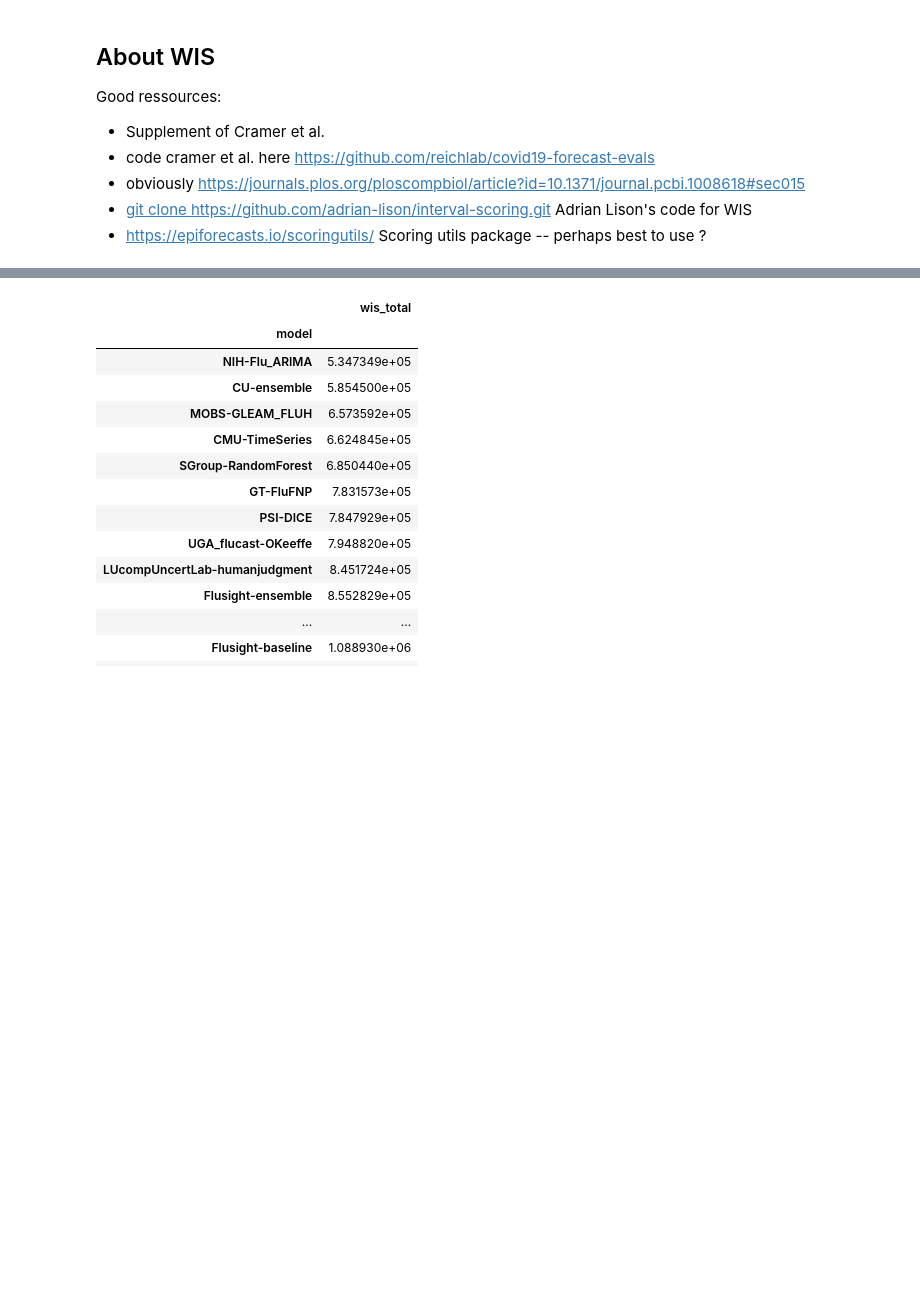
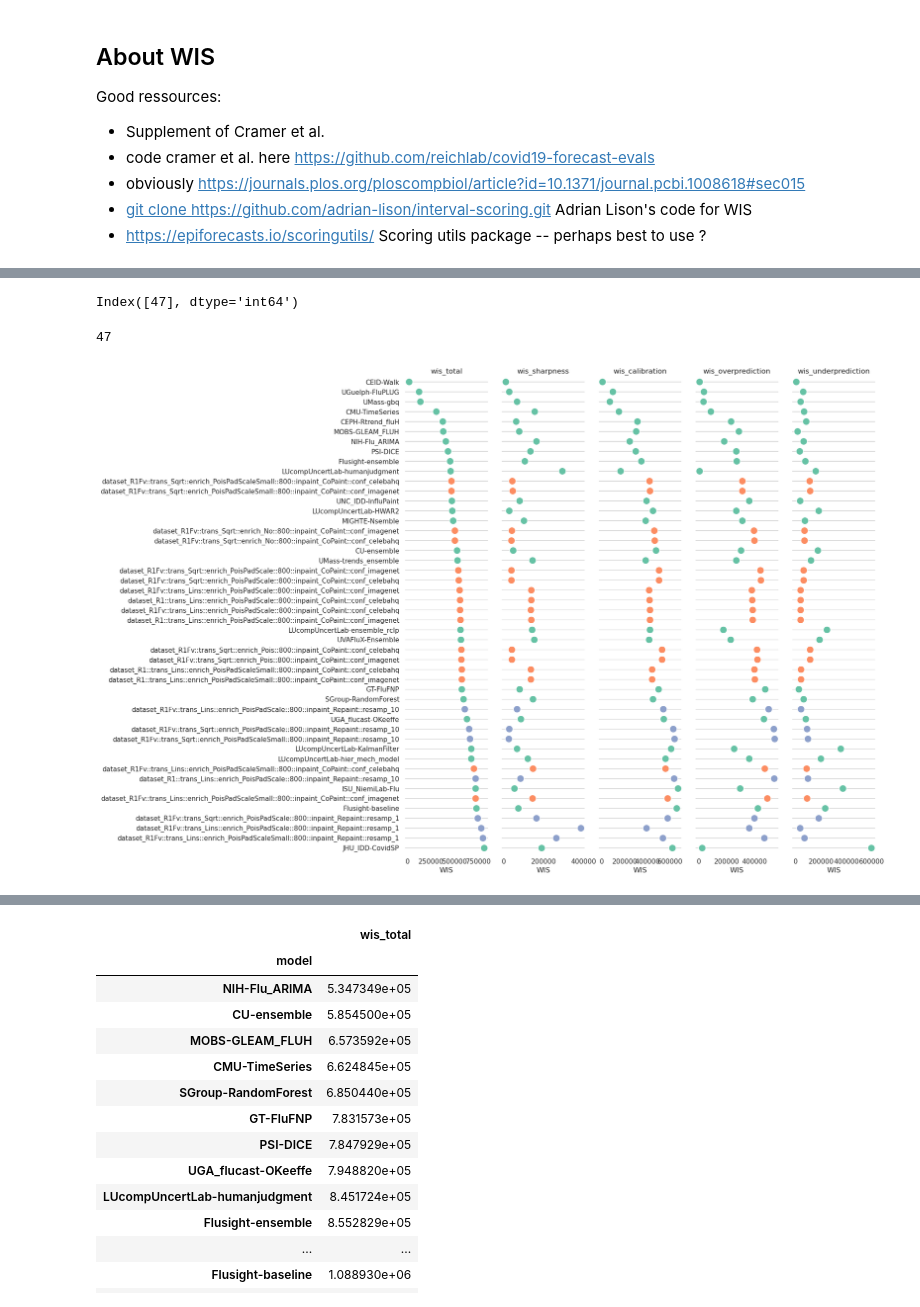
Before and after one commit to CyGei/influpaint, a Jupyter notebook: evaluate.ipynb, the cells around one changed output, grey strips where cells are left out. Saved outputs shown, nothing was run; the diff lists cells and outputs as text; code cells hidden in the pictures; blank space fills up the shorter version.

```diff
--- a/evaluate.ipynb
+++ b/evaluate.ipynb
@@ -286,0 +414,10 @@ wis_total
+# %%
+all_loc_df = all_scores_t.pivot_table(index=['model'],
+                                                columns=['wis_type'], #
+                                                values='value',
+                                                aggfunc='sum').reset_index()
+
+us_df = all_scores_t[all_scores_t['location'] == 'US'].pivot_table(index=['model'],
+                                                columns=['wis_type'],
+                                                values='value',
+                                                aggfunc='sum').reset_index()
@@ -286,0 +440,52 @@ wis_total
+# %%
+to_plot[to_plot["model"]=="JHU_IDD-CovidSP"].index
+# %% [output]
+Index([47], dtype='int64')
+# %%
+to_plot[to_plot["model"]=="JHU_IDD-CovidSP"].index[0]
+# %% [output]
+47
+# %%
+sns.set_theme(style="whitegrid")
+
+to_plot = all_loc_df
+to_plot['color'] = 0.0  # Default color
+
+# Set the color to 'red' for models with '::' in their names
+to_plot.loc[to_plot['model'].str.contains('::'), 'color'] = 3
+to_plot.loc[to_plot['model'].str.contains('CoPaint'), 'color'] = 2
+
+to_plot = to_plot.sort_values("wis_total").reset_index()
+
+if True:
+    to_plot = to_plot.iloc[:int(to_plot[to_plot["model"]=="JHU_IDD-CovidSP"].index[0])+1]
+
+
+# Make the PairGrid
+g = sns.PairGrid(to_plot.sort_values("wis_total"),
+                    x_vars=[ 'wis_total', 'wis_sharpness', 'wis_calibration',  'wis_overprediction', 'wis_underprediction'], y_vars=["model"], # to_plot.columns[-5:]
+                    hue='color',palette="Set2",
+                    height=12, aspect=.2)
+
+# Draw a dot plot using the stripplot function
+g.map(sns.stripplot, size=12, orient="h", jitter=False, #color=to_plot['color'],
+
+    linewidth=1, edgecolor="w")
+
+# Use the same x axis limits on all columns and add better labels
+g.set(xlabel="WIS", ylabel="")#xlim=(to_plot[to_plot.columns[-5:]].max().max()),
+
+# Use semantically meaningful titles for the columns
+titles = [ 'wis_total', 'wis_sharpness', 'wis_calibration',  'wis_overprediction', 'wis_underprediction']
+
+for ax, title in zip(g.axes.flat, titles):
+    # Set a different title for each axes
+    ax.set(title=title)
+
+    # Make the grid horizontal instead of vertical
+    ax.xaxis.grid(False)
+    ax.yaxis.grid(True)
+
+sns.despine(left=True, bottom=True)
+# %% [output]
+[figure, added]
```
Also changed, not shown: parts of 13 cells of this notebook, 1 other file.
